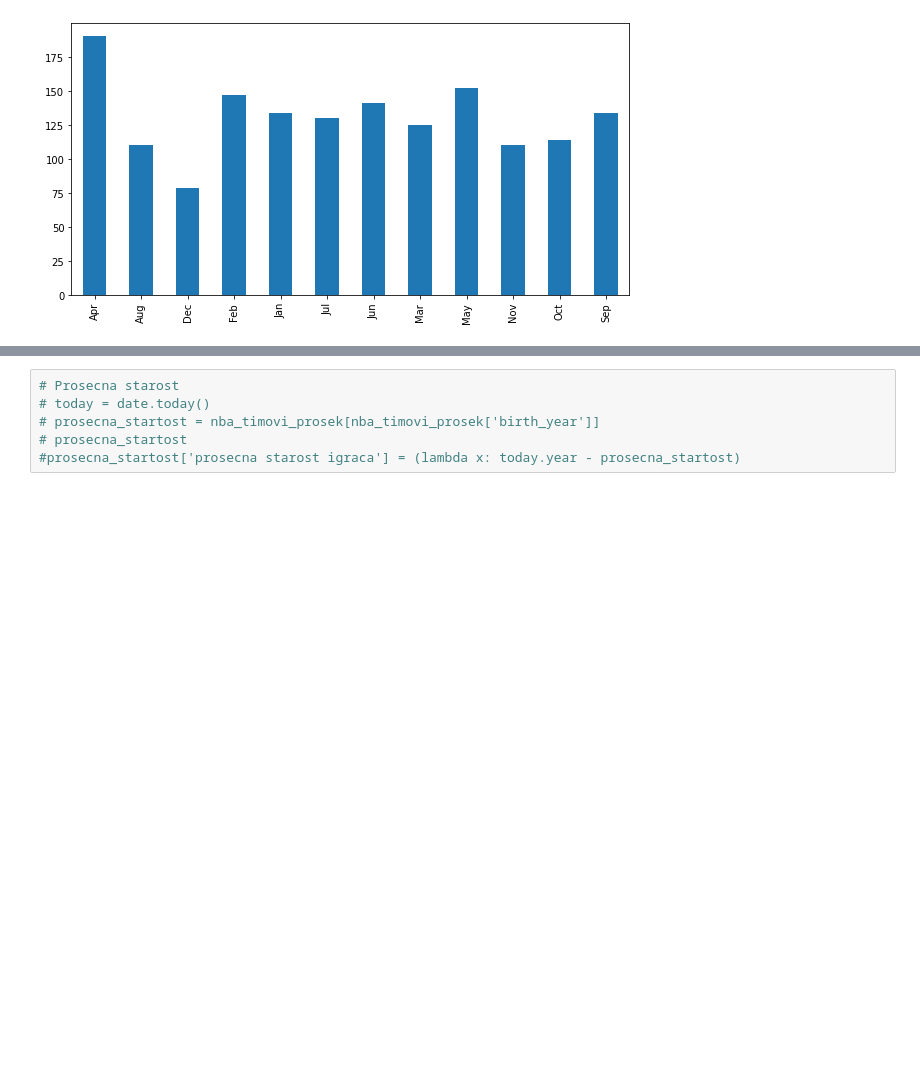
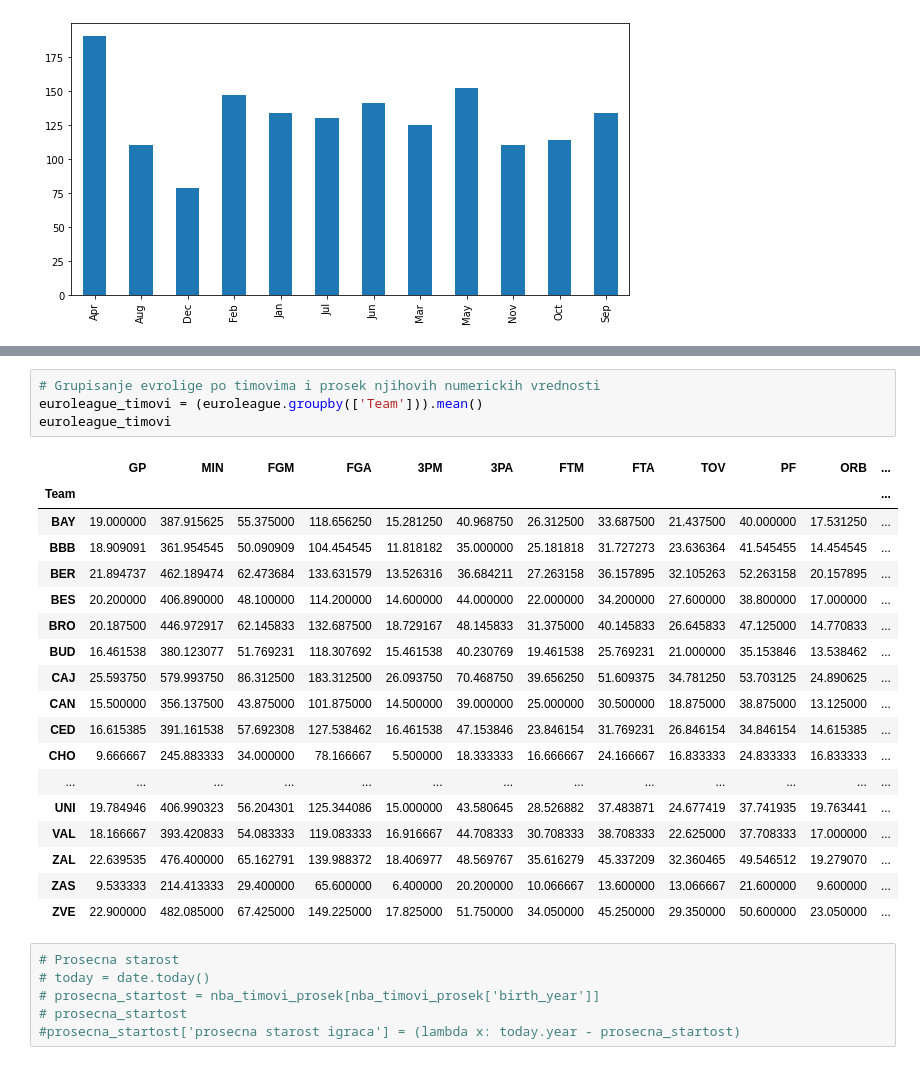
Before and after one commit to aleksperic/Basketball-player-stats, a Jupyter notebook: Basketball_player_stats.ipynb, the cells around one changed output, grey strips where cells are left out. Drawn from its saved outputs; the diff is of its cells as text; blank space fills up the shorter version.

```diff
--- a/Basketball_player_stats.ipynb
+++ b/Basketball_player_stats.ipynb
@@ -305,6 +386,29 @@ nba_timovi_prosek
 | TOR | 73.467532 | 1943.397403 | 318.103896 | 684.506494 | 70.142857 | 194.181818 | 158.064935 | 199.337662 | 104.077922 | 169.753247 | 82.883117 | ... |
 | UTA | 73.135802 | 1845.988889 | 295.691358 | 638.506173 | 60.209877 | 168.320988 | 142.666667 | 189.259259 | 107.641975 | 157.950617 | 85.024691 | ... |
 | WAS | 73.166667 | 1885.766667 | 309.030303 | 663.500000 | 64.257576 | 175.878788 | 130.606061 | 170.863636 | 110.045455 | 155.196970 | 78.060606 | ... |
+# %%
+# Grupisanje evrolige po timovima i prosek njihovih numerickih vrednosti
+euroleague_timovi = (euroleague.groupby(['Team'])).mean()
+euroleague_timovi
+# %% [output]
+|  | GP | MIN | FGM | FGA | 3PM | 3PA | FTM | FTA | TOV | PF | ORB | ... |
+| Team |  |  |  |  |  |  |  |  |  |  |  | ... |
+| BAY | 19.000000 | 387.915625 | 55.375000 | 118.656250 | 15.281250 | 40.968750 | 26.312500 | 33.687500 | 21.437500 | 40.000000 | 17.531250 | ... |
+| BBB | 18.909091 | 361.954545 | 50.090909 | 104.454545 | 11.818182 | 35.000000 | 25.181818 | 31.727273 | 23.636364 | 41.545455 | 14.454545 | ... |
+| BER | 21.894737 | 462.189474 | 62.473684 | 133.631579 | 13.526316 | 36.684211 | 27.263158 | 36.157895 | 32.105263 | 52.263158 | 20.157895 | ... |
+| BES | 20.200000 | 406.890000 | 48.100000 | 114.200000 | 14.600000 | 44.000000 | 22.000000 | 34.200000 | 27.600000 | 38.800000 | 17.000000 | ... |
+| BRO | 20.187500 | 446.972917 | 62.145833 | 132.687500 | 18.729167 | 48.145833 | 31.375000 | 40.145833 | 26.645833 | 47.125000 | 14.770833 | ... |
+| BUD | 16.461538 | 380.123077 | 51.769231 | 118.307692 | 15.461538 | 40.230769 | 19.461538 | 25.769231 | 21.000000 | 35.153846 | 13.538462 | ... |
+| CAJ | 25.593750 | 579.993750 | 86.312500 | 183.312500 | 26.093750 | 70.468750 | 39.656250 | 51.609375 | 34.781250 | 53.703125 | 24.890625 | ... |
+| CAN | 15.500000 | 356.137500 | 43.875000 | 101.875000 | 14.500000 | 39.000000 | 25.000000 | 30.500000 | 18.875000 | 38.875000 | 13.125000 | ... |
+| CED | 16.615385 | 391.161538 | 57.692308 | 127.538462 | 16.461538 | 47.153846 | 23.846154 | 31.769231 | 26.846154 | 34.846154 | 14.615385 | ... |
+| CHO | 9.666667 | 245.883333 | 34.000000 | 78.166667 | 5.500000 | 18.333333 | 16.666667 | 24.166667 | 16.833333 | 24.833333 | 16.833333 | ... |
+| ... | ... | ... | ... | ... | ... | ... | ... | ... | ... | ... | ... | ... |
+| UNI | 19.784946 | 406.990323 | 56.204301 | 125.344086 | 15.000000 | 43.580645 | 28.526882 | 37.483871 | 24.677419 | 37.741935 | 19.763441 | ... |
+| VAL | 18.166667 | 393.420833 | 54.083333 | 119.083333 | 16.916667 | 44.708333 | 30.708333 | 38.708333 | 22.625000 | 37.708333 | 17.000000 | ... |
+| ZAL | 22.639535 | 476.400000 | 65.162791 | 139.988372 | 18.406977 | 48.569767 | 35.616279 | 45.337209 | 32.360465 | 49.546512 | 19.279070 | ... |
+| ZAS | 9.533333 | 214.413333 | 29.400000 | 65.600000 | 6.400000 | 20.200000 | 10.066667 | 13.600000 | 13.066667 | 21.600000 | 9.600000 | ... |
+| ZVE | 22.900000 | 482.085000 | 67.425000 | 149.225000 | 17.825000 | 51.750000 | 34.050000 | 45.250000 | 29.350000 | 50.600000 | 23.050000 | ... |
 # %%
 # Prosecna starost
 # today = date.today()
```
Also changed, not shown: parts of 18 cells of this notebook.
